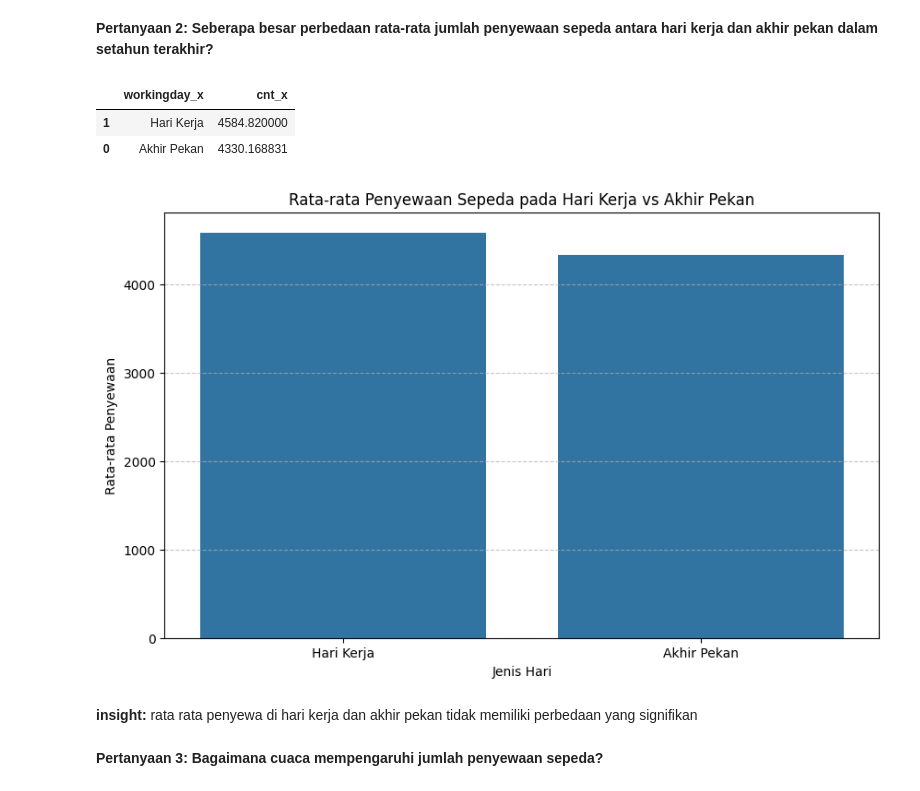
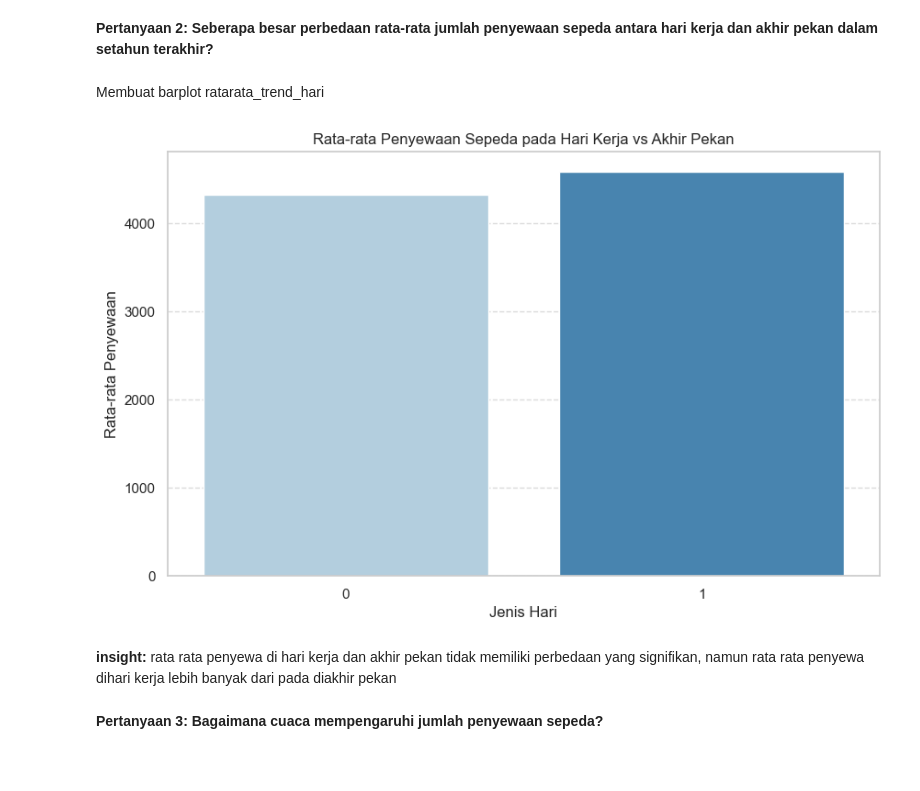
Before and after one commit to desssti06/desti-bike-sharing-analysis, a Jupyter notebook: notebook.ipynb, the cells around one changed output. Cells and saved outputs as stored; diff of their text form; code cells hidden in the pictures; blank space fills up the shorter version.

```diff
--- a/notebook.ipynb
+++ b/notebook.ipynb
@@ -226,0 +200,2 @@ Jumlah duplikasi:  0
+# %%
+hour_df['dteday'] = pd.to_datetime(hour_df['dteday'])
@@ -569,30 +540,30 @@ ratarata_trend_hari = all_data.groupby("workingday_x")["cnt_x"].mean().reset_ind
 # %%
 all_data["workingday_x"] = all_data["workingday_x"].map(label_trend_hari)
 # %%
-ratarata_trend_hari = ratarata_trend_hari.sort_values(by="cnt_x", ascending=False)
-
-ratarata_trend_hari.head()
+ratarata_trend_hari = ratarata_trend_hari.sort_values(by="cnt_x", ascending=True)
-# %% [output]
-|  | workingday_x | cnt_x |
-| 1 | Hari Kerja | 4584.820000 |
-| 0 | Akhir Pekan | 4330.168831 |
+# %% [markdown]
+Membuat barplot ratarata_trend_hari
 # %%
-# Membuat barplot
 plt.figure(figsize=(10,6))
-sns.barplot(data=ratarata_trend_hari, x="workingday_x", y="cnt_x", errorbar=None, legend=False)
 
+sns.barplot(
+    x="workingday_x", y="cnt_x", data=ratarata_trend_hari,
+    hue="workingday_x",
+    palette=sns.color_palette("Blues", len(ratarata_trend_hari)),
+    legend=False
+)
 
 # Mengatur tampilan
 plt.title("Rata-rata Penyewaan Sepeda pada Hari Kerja vs Akhir Pekan")
 plt.xlabel("Jenis Hari")
 plt.ylabel("Rata-rata Penyewaan")
 plt.grid(axis="y", linestyle="--", alpha=0.7)
 plt.show()
 # %% [output]
-[figure, old version]
+[figure, new version]
 # %% [markdown]
 **insight:**
-rata rata penyewa di hari kerja dan akhir pekan tidak memiliki perbedaan yang signifikan
+rata rata penyewa di hari kerja dan akhir pekan tidak memiliki perbedaan yang signifikan, namun rata rata penyewa dihari kerja lebih banyak dari pada diakhir pekan
 # %% [markdown]
 **Pertanyaan 3: Bagaimana cuaca mempengaruhi jumlah penyewaan sepeda?**
 # %%
```
Also changed, not shown: parts of 36 cells of this notebook, 3 other files.
